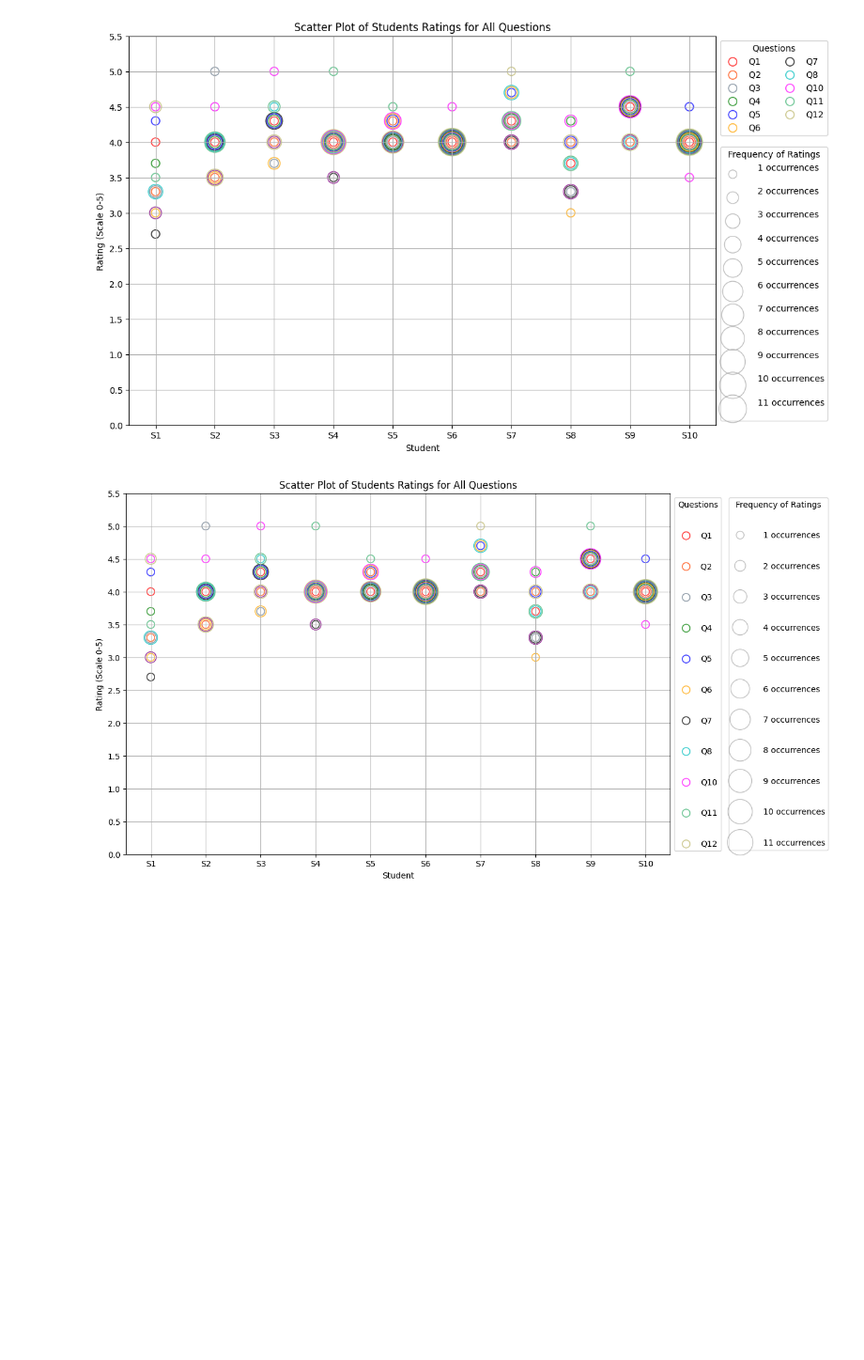
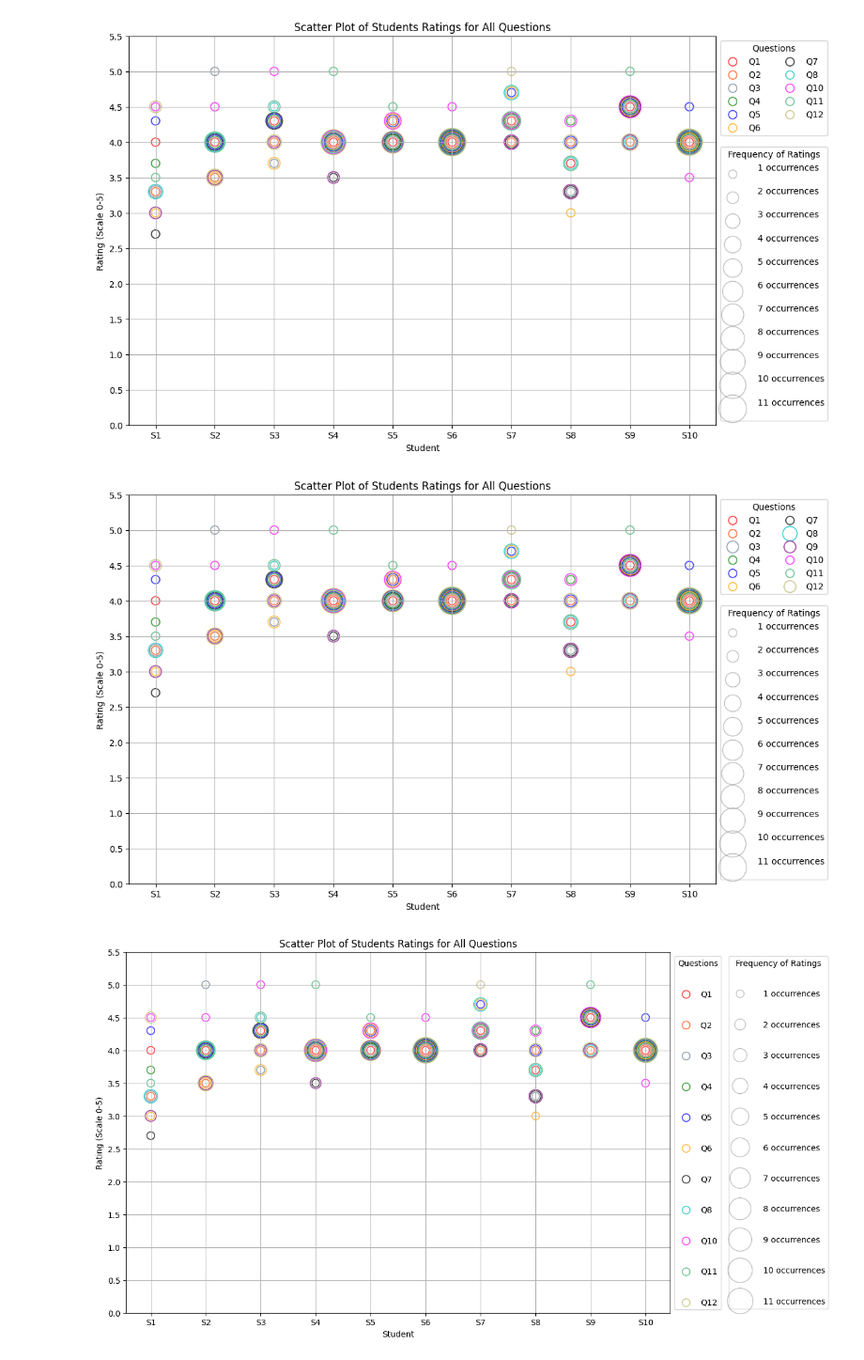
Before and after one commit to Graviton12/NOYCE_Visualizations, a Jupyter notebook: Noyce_viz_plot.ipynb, the cells around one changed output. Shown at 94% size. Drawn from its saved outputs; the diff is of its cells as text; code cells hidden in the pictures; blank space fills up the shorter version.

```diff
--- a/Noyce_viz_plot.ipynb
+++ b/Noyce_viz_plot.ipynb
@@ -141,6 +141,88 @@ plt.grid(True)
 plt.show()
 # %% [output]
 [figure]
+# %%
+# Function to assign color to each question
+def question_color(ques_column_name):
+    # # dictionary that assigns a color for a specific question
+    color_dict = {
+        'Q1': 'red', 'Q2': 'orangered', 'Q3': 'slategray', 'Q4': 'green', 'Q5': 'blue',
+        'Q6': 'orange', 'Q7': 'black', 'Q8': 'c', 'Q9': 'purple', 'Q10': 'magenta',
+        'Q11': 'mediumseagreen', 'Q12': 'darkkhaki'
+    }
+    # returns the color associated with a given question
+    # If the ques_column_name exists in color_dict, it returns the corresponding color, if it does not exist then returns the second arguement 'orangered' as a default color
+    return color_dict.get(ques_column_name, 'orangered')
+
+# Base size for all questions
+base_size = 90
+
+# Adjusting the plot to use the same base size for all questions but vary size by frequency of occurrence
+plt.figure(figsize=(12, 8))
+
+# Initialize a dictionary to store frequency counts for stacking sizes
+frequency_dict = {} # This dictionary is used to keep track of how many times each unique combination of student and rating (key) has occurred.
+
+# Initialize a dictionary to track if a question's label has been added to the legend
+label_added = {question: False for question in student_data.columns[1:]}
+
+# nested for loop which interates through all 12 questions then iterates through all 10 students
+# for each question in the columns of student_data dataset staring from the second column until last column (Q1 --> Q12)
+for question in student_data.columns[1:]: # question refers to each question in the dataset
+    # for each question, iterates over each student and their index along the 'Student' column in the student_data dataset
+    # student_data['Student'] retrieves the 'Student' column from the student_data dataset. This column contains the identifiers for each student
+    # enumerate(student_data['Student']) provides student and index of each element in the list
+    for student_index, student in enumerate(student_data['Student ']): # student is the identifeir fro each student in student_data dataset and student_index is the index of each student (index 0 --> index 9)
+        # Calculate the rating for the given student for a particular question is retrieved from the dataset
+        student_rating = student_data.loc[student_data['Student '] == student, question].item()
+        # Vairable which creates a unique identifier for each student and their rating
+        key = (student_index, student_rating)
+        # checking if key (combination of student_index and student_rating) is already in frequency_dict (which it is not in)
+        if key not in frequency_dict:
+            # frequency_dict[key] is the frequency count of the specific combination of student and rating.
+            frequency_dict[key] = 0 # since key is not already in frequency_dict we will initialize it with a value of 0 so that when we start counting occurrences of this specific combination of student and rating, you start from zero.
+        # increments the count for this key by 1 so then when the code looks at how amny times a particular rating shows up for a given student and increases the count by 1 per occurance
+        frequency_dict[key] += 1
+        # Calculates the size based on frequency of a rating for a given student for a given question
+        size = base_size * frequency_dict[key]
+
+        # Add label only once per question
+        label = question if not label_added[question] else ""
+        label_added[question] = True
+
+        # Creating a scatter plot which will plot multiple times per iteration
+        # [student_index] is wrapped in a list to ensure that plt.scatter() gets a sequence (even if it’s just one value). This tells Matplotlib where to place the point along the x-axis
+        # [student_rating] is wrapped in a list to ensure that plt.scatter() receives a sequence. This tells Matplotlib where to place the point along the y-axis.
+        # marker='o' sets the shape of the datapoints in the scatterplot to a circular o shape
+        plt.scatter([student_index], [student_rating], s=size, facecolors='none', edgecolors=question_color(question), alpha=0.75, linewidth=1.20, label=label, marker='o')
+
+# Create and adjust legends and labels
+handles, labels = plt.gca().get_legend_handles_labels()
+by_label = dict(zip(labels, handles))
+legend1 = plt.legend(by_label.values(), by_label.keys(), loc='upper left', bbox_to_anchor=(1, 1), fontsize=10, ncol=2, title="Questions")
+plt.gca().add_artist(legend1)  # Re-add the first legend
+
+handles_sizes = [plt.scatter([], [], s=base_size*(i+1), facecolors='none', edgecolors='gray', alpha=0.5) for i in range(11)]
+labels_sizes = [f'{i+1} occurrences\n' for i in range(11)]
+legend2 = plt.legend(handles_sizes, labels_sizes, title="Frequency of Ratings", loc='lower left', fontsize=10, handletextpad=1.8, bbox_to_anchor=(1, 0))
+
+# Setting the x-axis and y-axis
+plt.xlabel('Student')
+plt.ylabel('Rating (Scale 0-5)')
+
+# Setting the title
+plt.title('Scatter Plot of Students Ratings for All Questions')
+
+# Setting major ticks for y-axis and x-axis
+plt.yticks(np.arange(0, 6, 0.5))
+plt.xticks(ticks=np.arange(len(student_data['Student '])), labels=student_data['Student '])
+
+# Setting a grid for the plot
+plt.grid(True)
+
+plt.show()
+# %% [output]
+[figure, added]
 # %%
 # Function to assign color to each question
 def question_color(ques_column_name):
```
Also changed, not shown: parts of 2 cells of this notebook.
